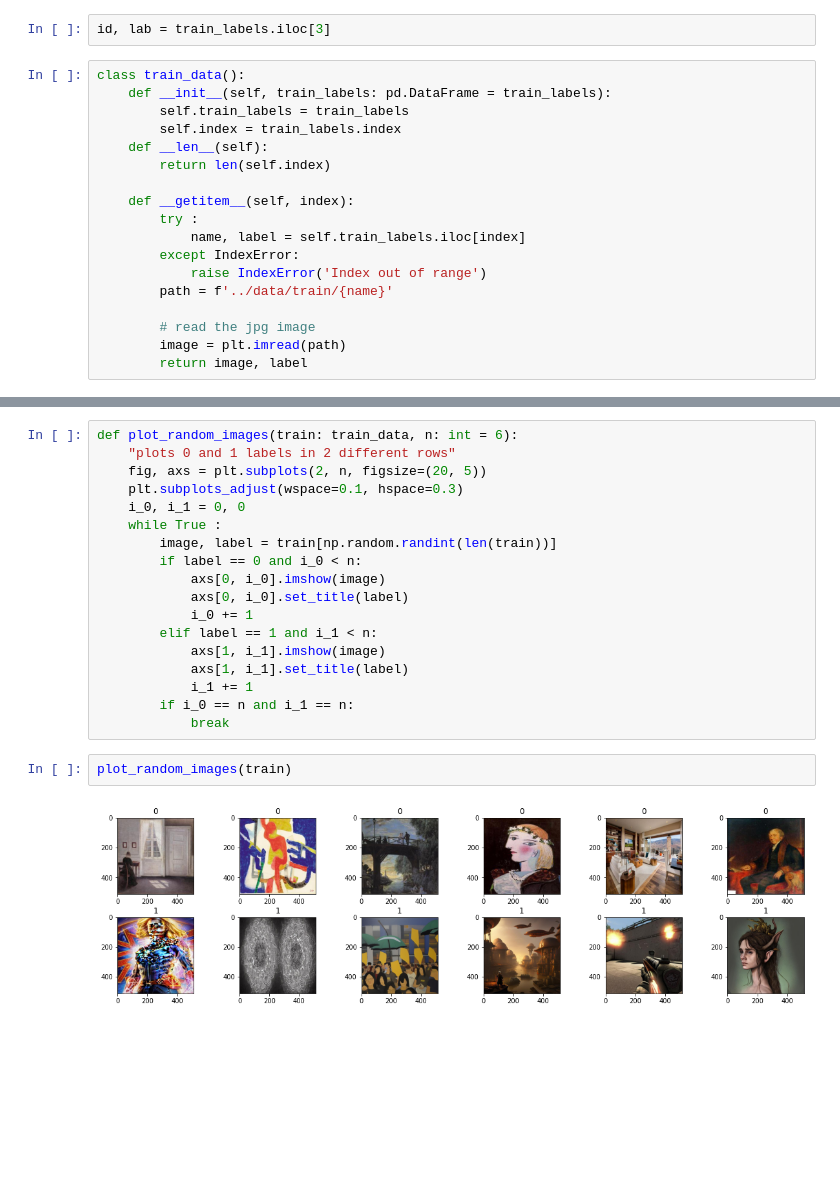
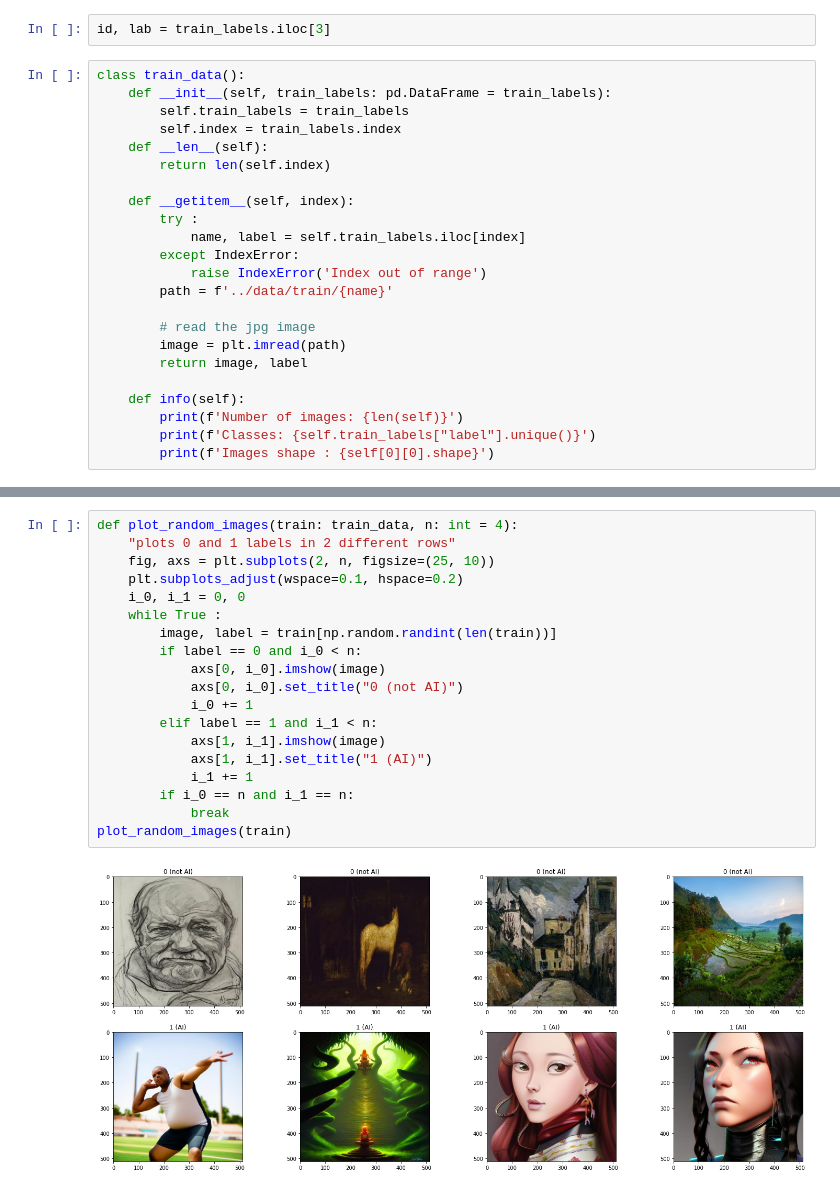
Before and after one commit to Mustapha-AJEGHRIR/hg_airornot, a Jupyter notebook: Notebooks/eda.ipynb, the cells around one changed output, grey strips where cells are left out. Cells and saved outputs as stored; diff of their text form; blank space fills up the shorter version.

```diff
--- a/Notebooks/eda.ipynb
+++ b/Notebooks/eda.ipynb
@@ -43,5 +43,10 @@ class train_data():
         # read the jpg image
         image = plt.imread(path)
         return image, label
+
+    def info(self):
+        print(f'Number of images: {len(self)}')
+        print(f'Classes: {self.train_labels["label"].unique()}')
+        print(f'Images shape : {self[0][0].shape}')
 # %%
 train = train_data(train_labels)
@@ -48,22 +58,21 @@ train = train_data(train_labels)
 # %%
-def plot_random_images(train: train_data, n: int = 6):
+def plot_random_images(train: train_data, n: int = 4):
     "plots 0 and 1 labels in 2 different rows"
-    fig, axs = plt.subplots(2, n, figsize=(20, 5))
-    plt.subplots_adjust(wspace=0.1, hspace=0.3)
+    fig, axs = plt.subplots(2, n, figsize=(25, 10))
+    plt.subplots_adjust(wspace=0.1, hspace=0.2)
     i_0, i_1 = 0, 0
     while True :
         image, label = train[np.random.randint(len(train))]
         if label == 0 and i_0 < n:
             axs[0, i_0].imshow(image)
-            axs[0, i_0].set_title(label)
+            axs[0, i_0].set_title("0 (not AI)")
             i_0 += 1
         elif label == 1 and i_1 < n:
             axs[1, i_1].imshow(image)
-            axs[1, i_1].set_title(label)
+            axs[1, i_1].set_title("1 (AI)")
             i_1 += 1
         if i_0 == n and i_1 == n:
             break
+plot_random_images(train)
+# %% [output]
+[figure, added]
-# %%
-plot_random_images(train)
-# %% [output]
-[figure, removed]
```
Also changed, not shown: parts of 1 cell of this notebook.
